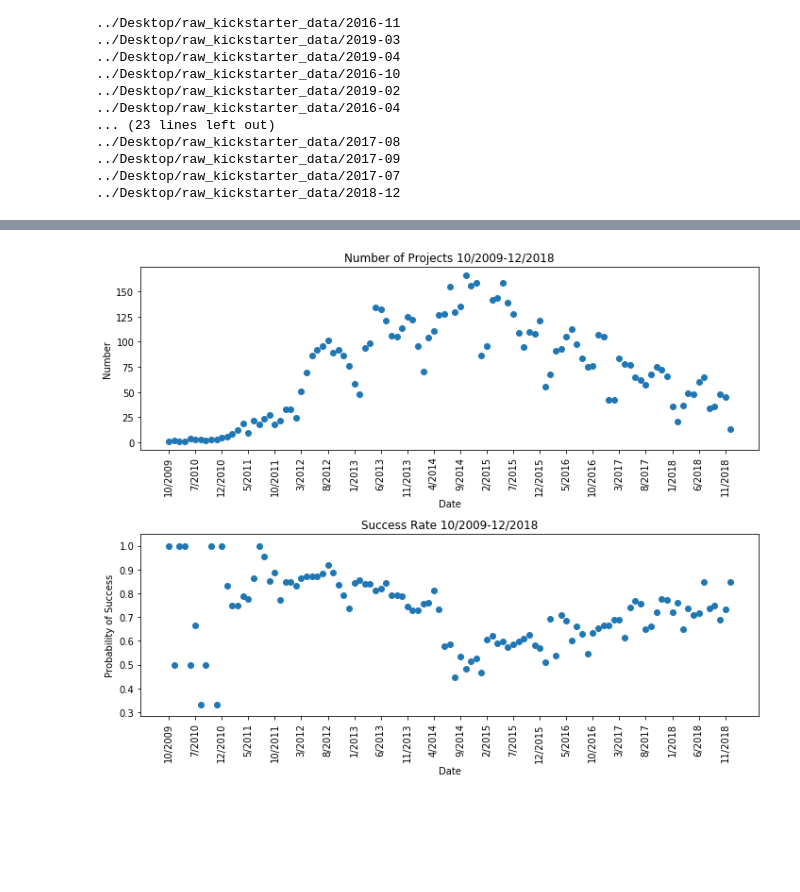
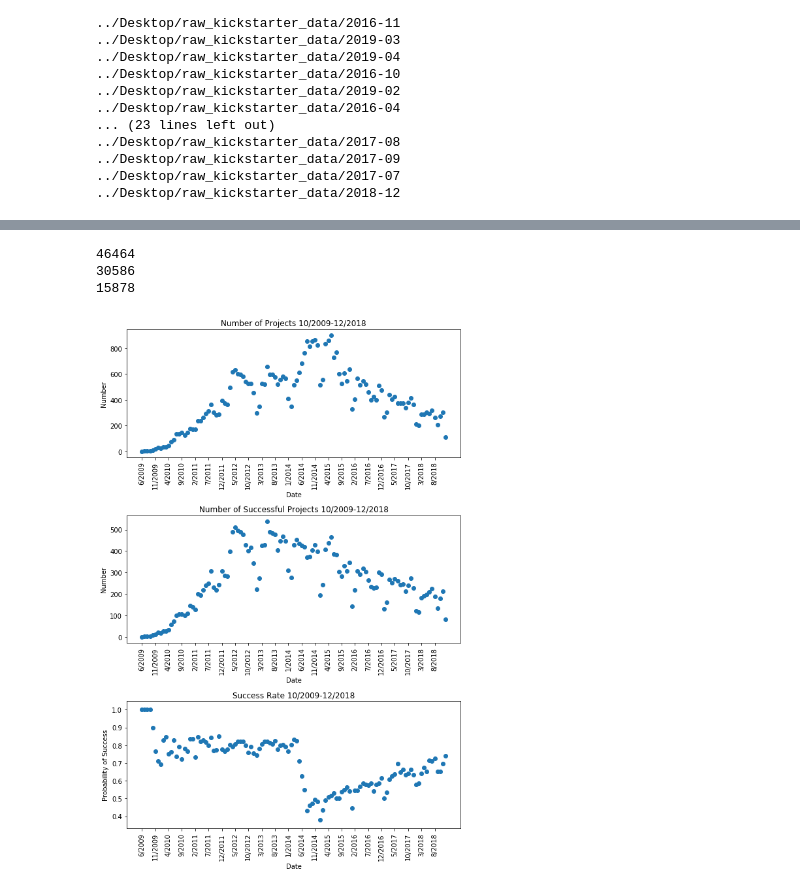
Before and after one commit to sarinaliu88/Cleaning-Kickstarter, a Jupyter notebook: clean_kickstarter_data_size_monthly.ipynb, the cells around one changed output, grey strips where cells are left out. Cells and saved outputs as stored; diff of their text form; code cells hidden in the pictures; blank space fills up the shorter version.

```diff
--- a/clean_kickstarter_data_size_monthly.ipynb
+++ b/clean_kickstarter_data_size_monthly.ipynb
@@ -116,13 +116,17 @@ df1 = df1[['creator_id','id','name','created_at','deadline','category_id','categ
 df1['created_at'] = pd.to_datetime(df1['created_at'],unit='s')
 df1['deadline'] = pd.to_datetime(df1['deadline'],unit='s')
 
+zero_pledged = len(df1.loc[df1['usd_pledged'] == 0])
+min_goal = min(list(df1['goal']))
+
 # only keep US companies that were not cancelled
 df1 = df1.loc[(df1['country'] == 'US') & (df1['state'].isin(['successful','failed'])) &
-                  (df1['goal'] > 25000) & (df1['usd_pledged'] > 2500)]
+                  (df1['goal'] > 5000) & (df1['usd_pledged'] > 100)]
 df1_success = df1.loc[(df1['country'] == 'US') & (df1['state'] == 'successful') &
-                      (df1['goal'] > 25000) & (df1['usd_pledged'] > 2500)]
+                      (df1['goal'] > 5000) & (df1['usd_pledged'] > 100)]
 df1_fail = df1.loc[(df1['country'] == 'US') & (df1['state'] == 'failed') &
-                       (df1['goal'] > 25000)& (df1['usd_pledged'] > 2500)]
+                       (df1['goal'] > 5000)& (df1['usd_pledged'] > 100)]
+
 df1.drop(['country'], inplace = True, axis = 1)
 df1_success.drop(['country'], inplace = True, axis = 1)
 df1_fail.drop(['country'], inplace = True, axis = 1)
@@ -142,6 +157,14 @@ See the caveats in the documentation: http://pandas.pydata.org/pandas-docs/stabl
 df1.sort_values(['deadline'], ascending = True, inplace = True)
 df1_success.sort_values(['deadline'], ascending = True, inplace = True)
 df1_fail.sort_values(['deadline'], ascending = True, inplace = True)
+
+print(len(df1))
+print(len(df1_success))
+print(len(df1_fail))
+# %% [output]
+46464
+30586
+15878
 # %%
 path3 = "../Desktop/cleaned_kickstarter_plots/"
 
@@ -156,9 +179,9 @@ ordered_df3 = sorted(df3.items(), key = lambda x:datetime.strptime(x[0], '%m/%Y'
 
 
 # PLOT NUMBER OF PROJECTS
-fig = plt.figure(figsize=(10, 8))
+fig = plt.figure(figsize=(8, 12))
 
-plt.subplot(2, 1, 1)
+plt.subplot(3, 1, 1)
 plt.scatter(*zip(*ordered_df3))
 locs, labs = plt.xticks()
 plt.xticks(locs[0::5], rotation='vertical') # plot every 5 months
@@ -167,32 +190,40 @@ plt.ylabel('Number')
 plt.title('Number of Projects 10/2009-12/2018')
 
 
 # PLOT SUCCESS RATE
 
 df2_success = df1_success.copy()
 df2_success['Month/Year'] = df2_success['deadline'].apply(lambda x: "%d/%d" % (x.month, x.year))
 
 df3_success = df2_success.groupby(['Month/Year']).size().to_dict()
 # holds all successful projects
 ordered_df3_success = sorted(df3_success.items(), key = lambda x:datetime.strptime(x[0], '%m/%Y'), reverse=False)
 
 ordered_df3_success_rate = []
 # number of success per month / number of projects per month
 for i in range(len(ordered_df3_success)):
     lst = list(ordered_df3_success[i])
     lst[1] = ordered_df3_success[i][1] / ordered_df3[i][1]
     ordered_df3_success_rate.append(tuple(lst))
 
-plt.subplot(2, 1, 2)
+plt.subplot(3, 1, 2)
+plt.scatter(*zip(*ordered_df3_success))
+locs, labs = plt.xticks()
+plt.xticks(locs[0::5], rotation='vertical')
+plt.xlabel('Date')
+plt.ylabel('Number')
+plt.title('Number of Successful Projects 10/2009-12/2018')
+
+plt.subplot(3, 1, 3)
 plt.scatter(*zip(*ordered_df3_success_rate))
 locs, labs = plt.xticks()
 plt.xticks(locs[0::5], rotation='vertical')
 plt.xlabel('Date')
 plt.ylabel('Probability of Success')
 plt.title('Success Rate 10/2009-12/2018')
 
 plt.tight_layout()
 
 plt.savefig(path3 + '/Monthy_project_number_vs_success.png')
 # %% [output]
-[figure, old version]
+[figure, new version]
```
Also changed, not shown: parts of 22 cells of this notebook, 3 other files.
